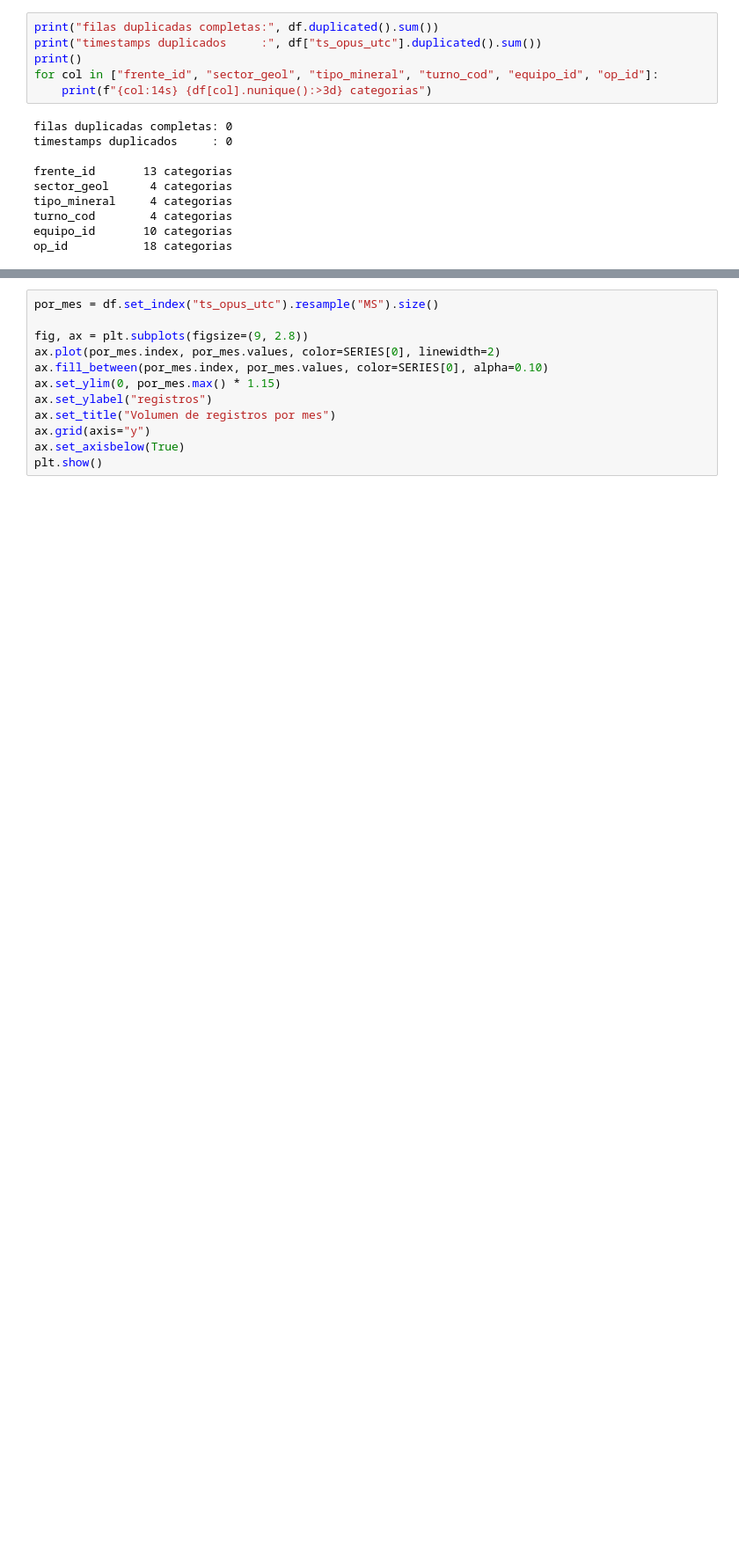
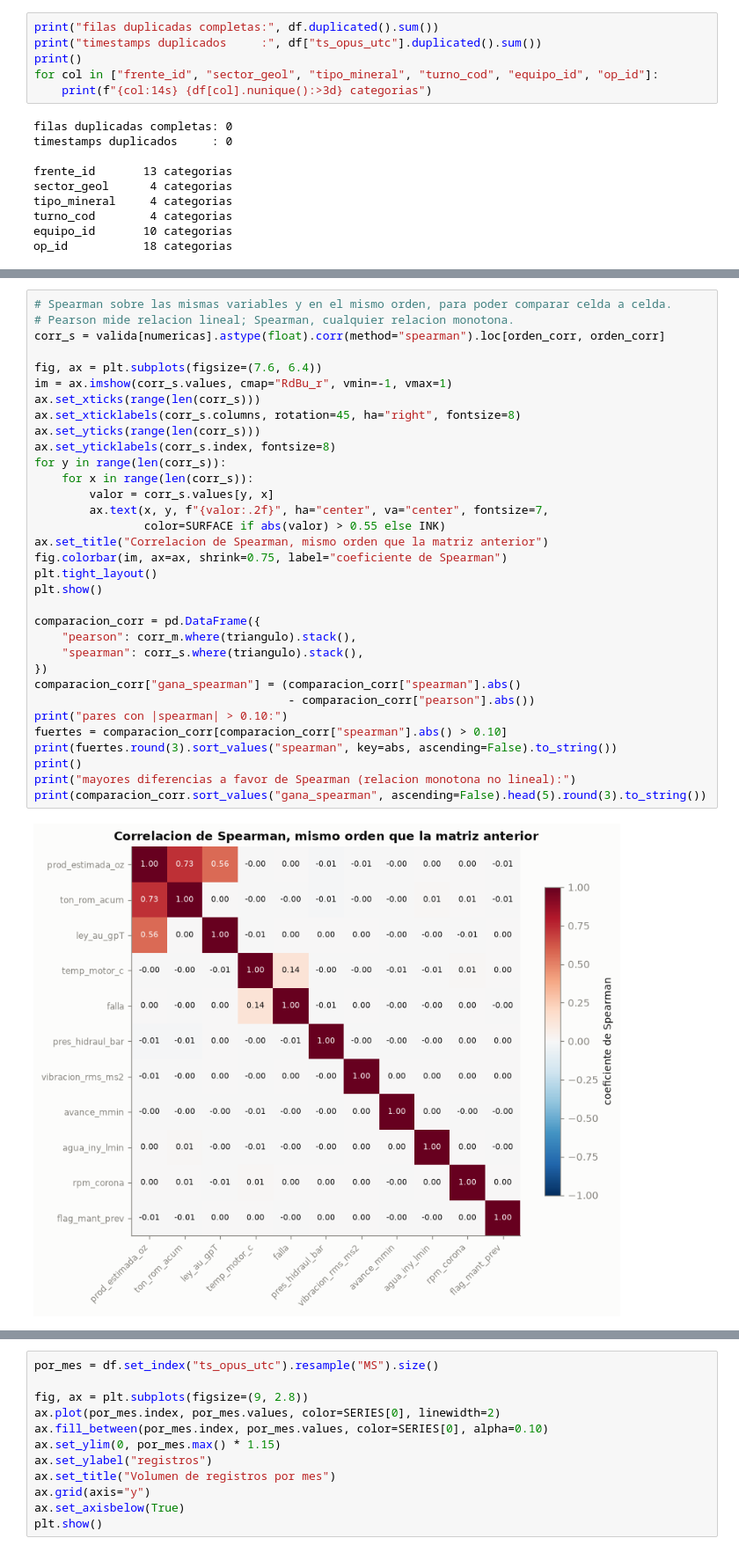
Before and after one commit to amadorcallelo-bee/repositorio-ds-mine, a Jupyter notebook: modulo_a/exploration/eda_opus.ipynb, the cells around one changed output, grey strips where cells are left out. Shown at 88% size. Cells and saved outputs as stored; diff of their text form; blank space fills up the shorter version.

```diff
--- a/modulo_a/exploration/eda_opus.ipynb
+++ b/modulo_a/exploration/eda_opus.ipynb
@@ -149,0 +313,35 @@ tiempo, una particion aleatoria entrena con el futuro y valida con el pasado.
+# %%
+# Spearman sobre las mismas variables y en el mismo orden, para poder comparar celda a celda.
+# Pearson mide relacion lineal; Spearman, cualquier relacion monotona.
+corr_s = valida[numericas].astype(float).corr(method="spearman").loc[orden_corr, orden_corr]
+
+fig, ax = plt.subplots(figsize=(7.6, 6.4))
+im = ax.imshow(corr_s.values, cmap="RdBu_r", vmin=-1, vmax=1)
+ax.set_xticks(range(len(corr_s)))
+ax.set_xticklabels(corr_s.columns, rotation=45, ha="right", fontsize=8)
+ax.set_yticks(range(len(corr_s)))
+ax.set_yticklabels(corr_s.index, fontsize=8)
+for y in range(len(corr_s)):
+    for x in range(len(corr_s)):
+        valor = corr_s.values[y, x]
+        ax.text(x, y, f"{valor:.2f}", ha="center", va="center", fontsize=7,
+                color=SURFACE if abs(valor) > 0.55 else INK)
+ax.set_title("Correlacion de Spearman, mismo orden que la matriz anterior")
+fig.colorbar(im, ax=ax, shrink=0.75, label="coeficiente de Spearman")
+plt.tight_layout()
+plt.show()
+
+comparacion_corr = pd.DataFrame({
+    "pearson": corr_m.where(triangulo).stack(),
+    "spearman": corr_s.where(triangulo).stack(),
+})
+comparacion_corr["gana_spearman"] = (comparacion_corr["spearman"].abs()
+                                     - comparacion_corr["pearson"].abs())
+print("pares con |spearman| > 0.10:")
+fuertes = comparacion_corr[comparacion_corr["spearman"].abs() > 0.10]
+print(fuertes.round(3).sort_values("spearman", key=abs, ascending=False).to_string())
+print()
+print("mayores diferencias a favor de Spearman (relacion monotona no lineal):")
+print(comparacion_corr.sort_values("gana_spearman", ascending=False).head(5).round(3).to_string())
+# %% [output]
+[figure, added]
```
Also changed, not shown: parts of 100 cells of this notebook.
